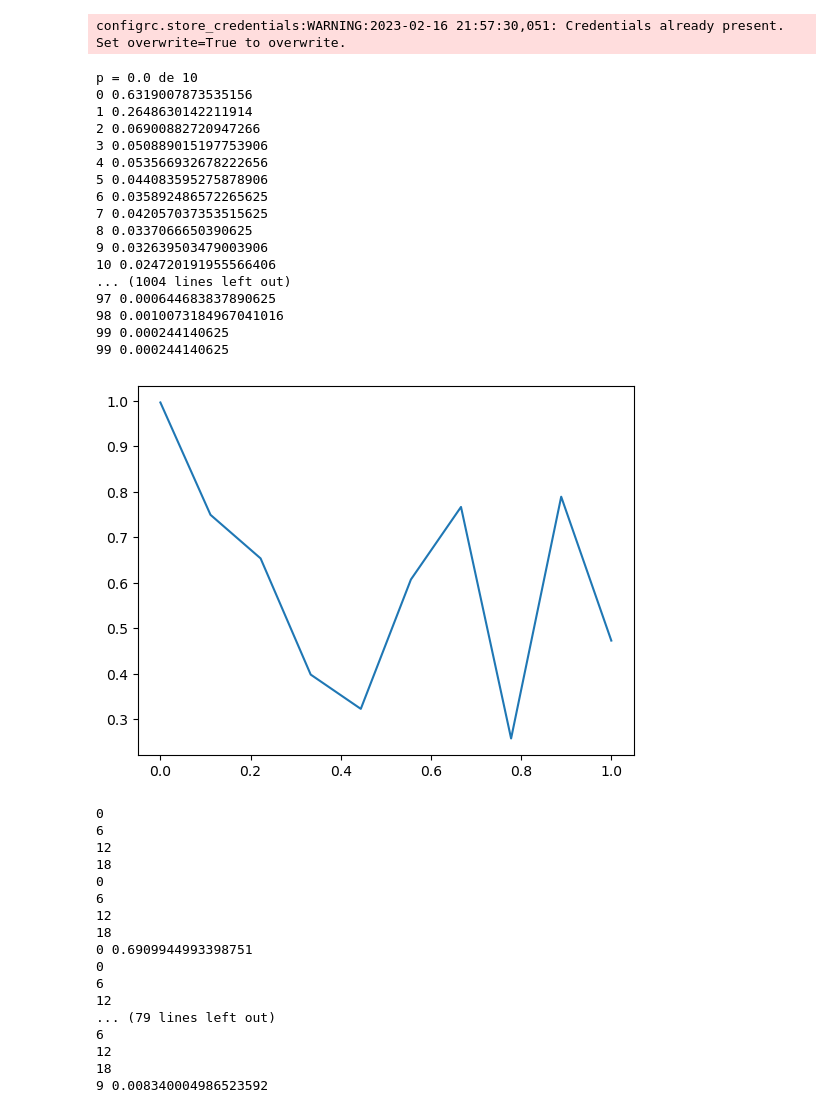
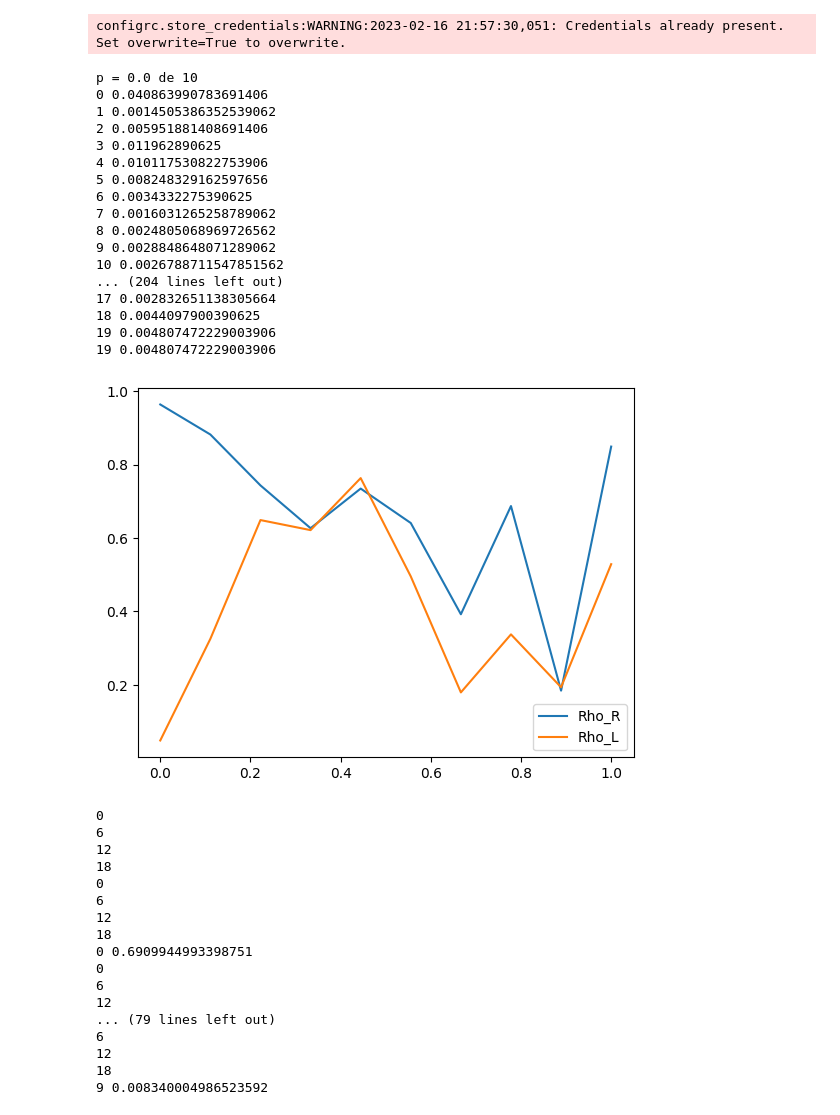
Before and after one commit to SchultzVV/Runtime-qiskit, a Jupyter notebook: bit-phase-flip.ipynb, the cells around one changed output. Saved outputs shown, nothing was run; the diff lists cells and outputs as text; code cells hidden in the pictures.

```diff
--- a/bit-phase-flip.ipynb
+++ b/bit-phase-flip.ipynb
@@ -33,15 +35,24 @@ simulator = Aer.get_backend('qasm_simulator')
 # %% [output]
 configrc.store_credentials:WARNING:2023-02-16 21:57:30,051: Credentials already present. Set overwrite=True to overwrite.
 # %%
+import numpy as np
+from src.tools import *
+from pTrace import *
+from qiskit import *
+import qiskit
+from qiskit.ignis.verification.tomography import state_tomography_circuits, StateTomographyFitter
+from src.coherence import coh_l1
+
 # Para fazer o processo para cada valor de p
 list_p = np.linspace(0,1,10)
 n_qubits = 2
-coerencias = []
+coerencias_R = []
+coerencias_L = []
 for p in list_p:
     print(f'p = {p} de {len(list_p)}')
     circuit, params = vqa_bpf(n_qubits)
     target_vector, target_op = init_state_bpf(n_qubits, p)
-    best_params, f = train(100, circuit, params, target_op)
+    best_params, f = train(20, circuit, params, target_op)
 
     qr = QuantumRegister(2); qc = qiskit.QuantumCircuit(qr)
     #print(params.detach().numpy()[0])
@@ -63,32 +74,38 @@ for p in list_p:
     job = qiskit.execute(qstc, Aer.get_backend('qasm_simulator'), shots=nshots)
     qstf = StateTomographyFitter(job.result(), qstc)
     rho = qstf.fit(method='lstsq')
-    rhoA = pTraceR(2, 2, rho)
-    cA = coh_l1(rhoA)
-    coerencias.append(cA)
+    rhoA_R = pTraceR_num(2,2,rho)
+    rhoA_L = pTraceL_num(2,2,rho)
+    #rhoA = pTraceR(2, 2, rho)
+    cA_R = coh_l1(rhoA_R)
+    cA_L = coh_l1(rhoA_L)
+    coerencias_R.append(cA_R)
+    coerencias_L.append(cA_L)
 # %% [output]
 p = 0.0 de 10
-0 0.6319007873535156
-1 0.2648630142211914
-2 0.06900882720947266
-3 0.050889015197753906
-4 0.053566932678222656
-5 0.044083595275878906
-6 0.035892486572265625
-7 0.042057037353515625
-8 0.0337066650390625
-9 0.032639503479003906
-10 0.024720191955566406
-... (1004 lines left out)
-97 0.000644683837890625
-98 0.0010073184967041016
-99 0.000244140625
-99 0.000244140625
+0 0.040863990783691406
+1 0.0014505386352539062
+2 0.005951881408691406
+3 0.011962890625
+4 0.010117530822753906
+5 0.008248329162597656
+6 0.0034332275390625
+7 0.0016031265258789062
+8 0.0024805068969726562
+9 0.0028848648071289062
+10 0.0026788711547851562
+... (204 lines left out)
+17 0.002832651138305664
+18 0.0044097900390625
+19 0.004807472229003906
+19 0.004807472229003906
-# %%
-plt.plot(list_p,coerencias)
-plt.show()
-# %% [output]
-[figure, removed]
+# %%
+plt.plot(list_p,coerencias_R,label='Rho_R')
+plt.plot(list_p,coerencias_L,label='Rho_L')
+plt.legend(loc=4)
+plt.show()
+# %% [output]
+[figure, added]
 # %%
 n_qubits = 2
 circuit, params = vqa_bpf(n_qubits)
```
Also changed, not shown: parts of 1 cell of this notebook, 4 other files.
